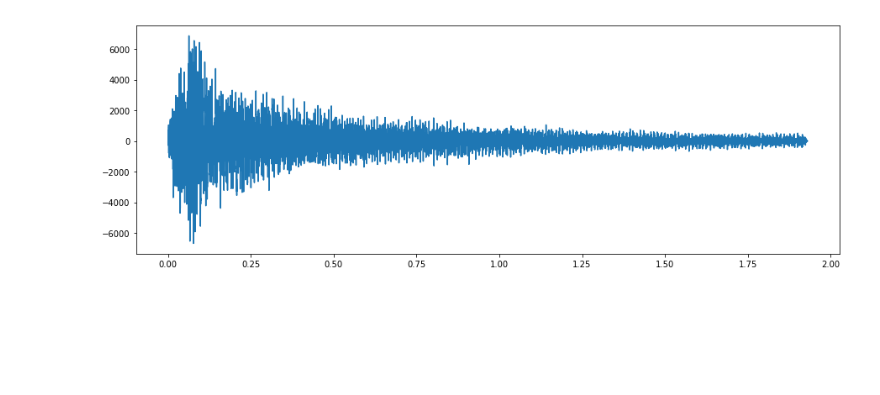
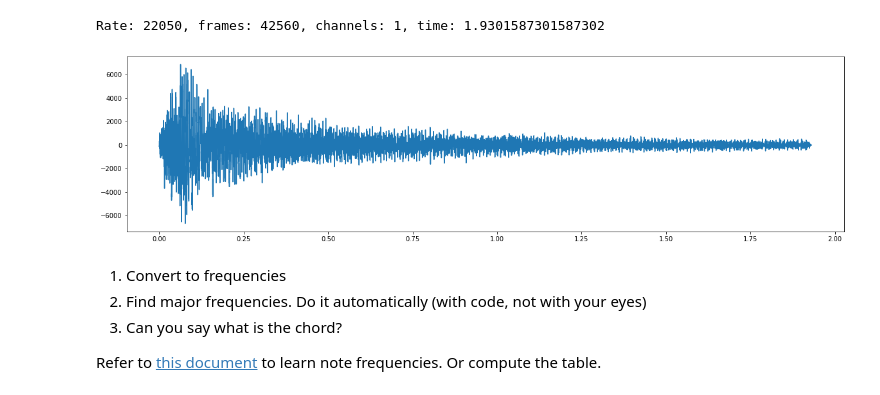
Before and after one commit to hsu-ai-course/hsu.ai, a Jupyter notebook: code/06. Chord.ipynb, the cells around one changed output. Drawn from its saved outputs; the diff is of its cells as text; code cells hidden in the pictures; blank space fills up the shorter version.

Commit message:
Chord

```diff
--- a/code/06. Chord.ipynb
+++ b/code/06. Chord.ipynb
@@ -10,17 +10,29 @@ CHUNK = 1024
 FORMAT = pyaudio.paInt16
 CHANNELS = 1
 RATE = 22050
+# %%
+import contextlib
+
+wave_file = "datasets/sound/chord.wav"
+wf = wave.open(wave_file, 'rb')
+data = wf.readframes(-1)
+
+with contextlib.closing(wf) as f:
+    FRAMES = f.getnframes()
+    RATE = f.getframerate()
+    CHANNELS = f.getnchannels()
+    DURATION = FRAMES / float(RATE)
+    print("Rate: {}, frames: {}, channels: {}, time: {}".format(RATE, FRAMES, CHANNELS, DURATION))
+# %% [output]
+Rate: 22050, frames: 42560, channels: 1, time: 1.9301587301587302
 # %%
 import numpy as np
 import matplotlib.pyplot as plt
 
-wave_file = "datasets/sound/chord.wav"
-wf = wave.open(wave_file, 'rb')
-data = wf.readframes(-1)
-signal = np.frombuffer(data, 'Int16')
-time = [i / RATE for i in range(len(signal))]
-plt.figure(figsize=(15,5))
+signal = np.frombuffer(data, np.int16)
+time = [float(i) * DURATION / len(signal) for i in range(len(signal))]
+plt.figure(figsize=(20, 5))
 plt.plot(time, signal)
 plt.show()
 # %% [output]
-[figure, old version]
+[figure, new version]
@@ -31,0 +39,6 @@ plt.show()
+# %% [markdown]
+1. Convert to frequencies
+2. Find major frequencies. Do it automatically (with code, not with your eyes)
+3. Can you say what is the chord?
+
+Refer to [this document](https://pages.mtu.edu/~suits/notefreqs.html) to learn note frequencies. Or compute the table.
```
Also changed, not shown: parts of 2 cells of this notebook.
